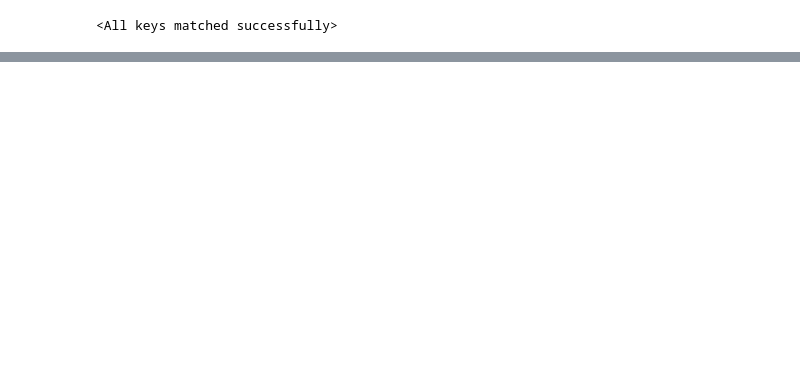
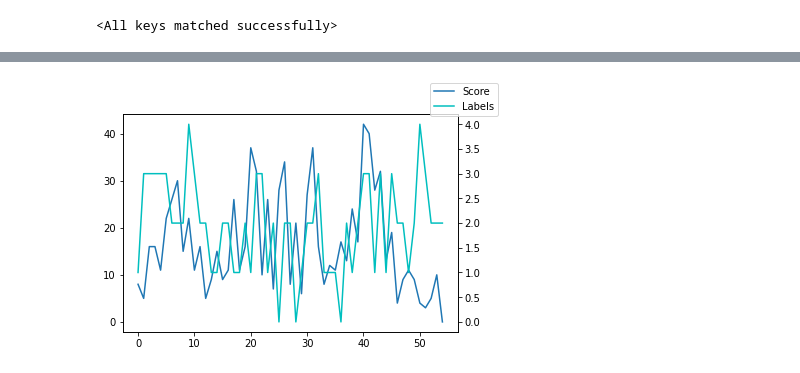
Before and after one commit to aLehav/MLVideoDescriptionResearch, a Jupyter notebook: BEATs.ipynb, the cells around one changed output, grey strips where cells are left out. Saved outputs shown, nothing was run; the diff lists cells and outputs as text; code cells hidden in the pictures; blank space fills up the shorter version.

```diff
--- a/BEATs.ipynb
+++ b/BEATs.ipynb
@@ -120,0 +178,10 @@ print(english_labels)
+# %%
+import matplotlib.pyplot as plt
+
+ax = changes.plot(y="Score", legend=False)
+ax2 = ax.twinx()
+changes.plot(y="Labels", ax=ax2, legend=False, color="c")
+ax.figure.legend()
+plt.show()
+# %% [output]
+[figure, added]
```
Also changed, not shown: parts of 13 cells of this notebook.
